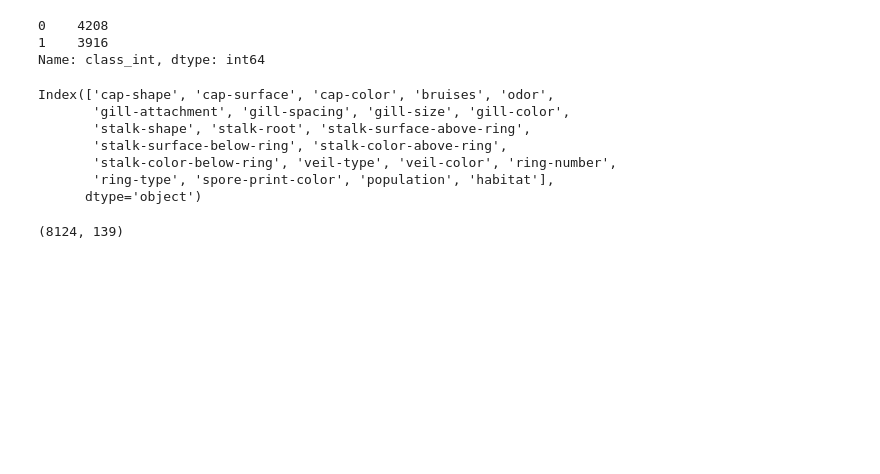
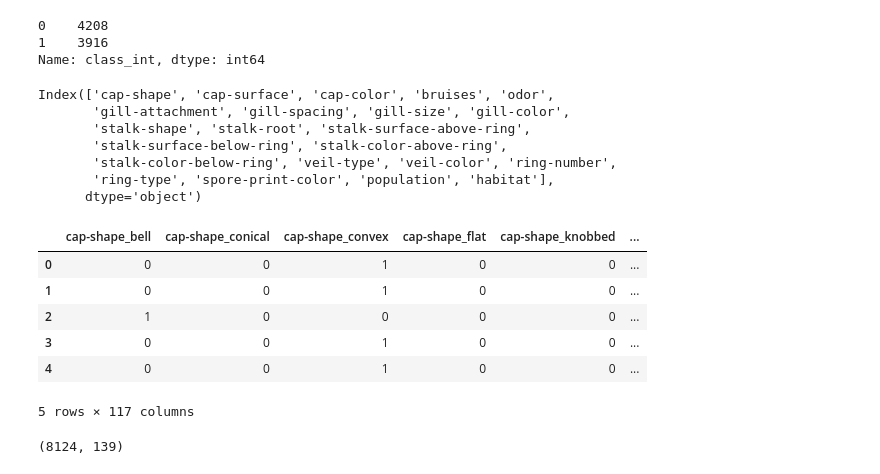
Before and after one commit to sidchakravarty/publications_mushroom_classification, a Jupyter notebook: 2. 2023-MLCL03-Mushroom (Random Forest).ipynb, the cells around one changed output. Cells and saved outputs as stored; diff of their text form; code cells hidden in the pictures; blank space fills up the shorter version.

```diff
--- a/2. 2023-MLCL03-Mushroom (Random Forest).ipynb
+++ b/2. 2023-MLCL03-Mushroom (Random Forest).ipynb
@@ -318,6 +317,16 @@ Index(['cap-shape', 'cap-surface', 'cap-color', 'bruises', 'odor',
 # %%
 column_names = model1_X.columns
 model1_X = create_dummies(model1_X, column_names)
+# %%
+model1_X.head()
+# %% [output]
+|  | cap-shape_bell | cap-shape_conical | cap-shape_convex | cap-shape_flat | cap-shape_knobbed | ... |
+| 0 | 0 | 0 | 1 | 0 | 0 | ... |
+| 1 | 0 | 0 | 1 | 0 | 0 | ... |
+| 2 | 1 | 0 | 0 | 0 | 0 | ... |
+| 3 | 0 | 0 | 1 | 0 | 0 | ... |
+| 4 | 0 | 0 | 1 | 0 | 0 | ... |
+5 rows × 117 columns
 # %%
 print(model1_X.shape)
 model1_X.columns
```
Also changed, not shown: parts of 5 cells of this notebook.
